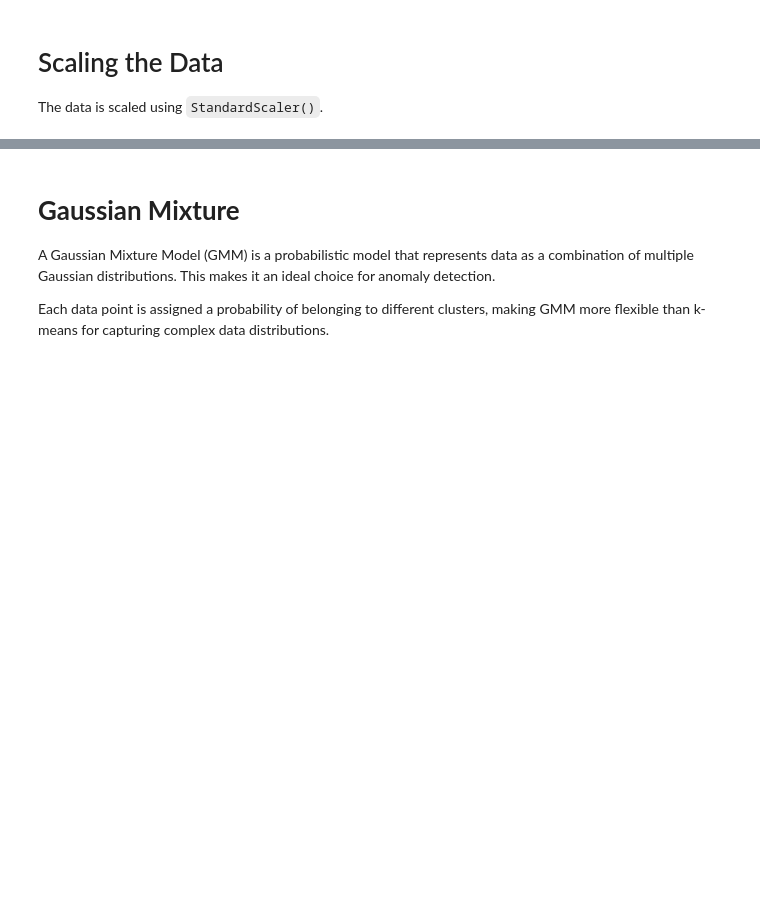
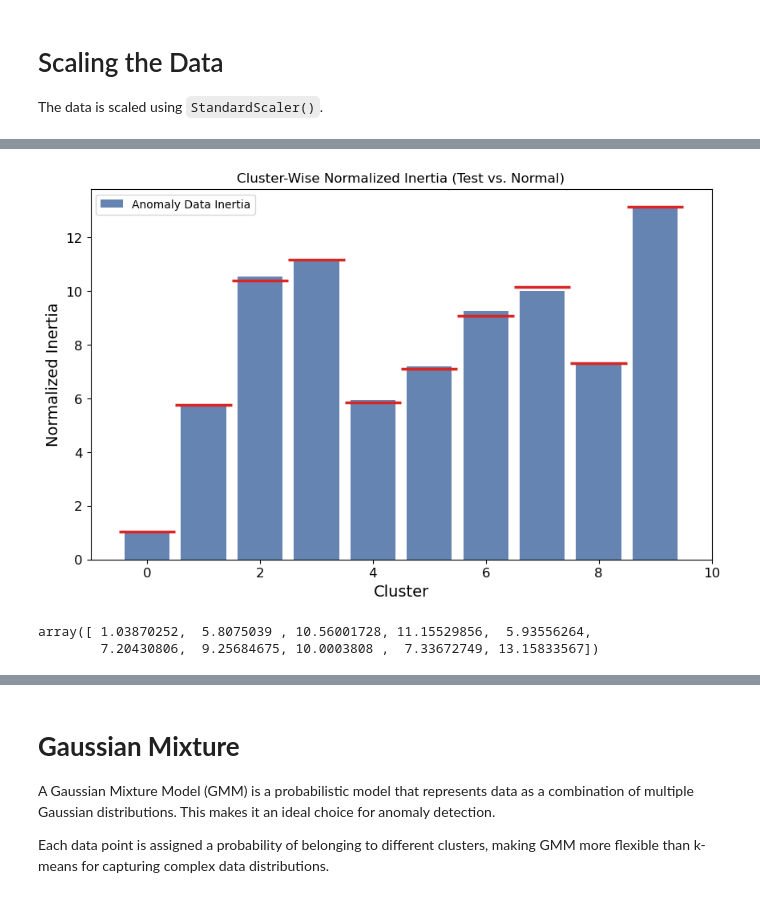
Before and after one commit to Hakonimatata/MachineLearningV2, a Jupyter notebook: Assignment_2/A2_Submission.ipynb, the cells around one changed output, grey strips where cells are left out. Saved outputs shown, nothing was run; the diff lists cells and outputs as text; code cells hidden in the pictures; blank space fills up the shorter version.

```diff
--- a/Assignment_2/A2_Submission.ipynb
+++ b/Assignment_2/A2_Submission.ipynb
@@ -343,6 +451,7 @@ split_idx = int(len(raw_data) * ratio_train)
 
 # Split the data
 train_data = raw_data[:split_idx]
+test_data = raw_data[split_idx:]
 
 print(f'Length train: {len(train_data)}')
 # %% [output]
@@ -385,0 +545,8 @@ Inertia measures how tightly data points are clustered by summing the squared di
+# %%
+# Compute baseline inertia for normal data (for thresholding)
+normal_labels = kmeans.predict(X_normal_scaled)
+normal_inertia_per_cluster = np.zeros(kmeans.n_clusters)
+
+for i in range(kmeans.n_clusters):
+    cluster_points = X_normal_scaled[normal_labels == i]
+    normal_inertia_per_cluster[i] = np.sum((cluster_points - kmeans.cluster_centers_[i])**2) / len(cluster_points)  # Normalize by points
@@ -385,0 +557,6 @@ Inertia measures how tightly data points are clustered by summing the squared di
+# %%
+plot_kmeans_inertias(normal_inertia_per_cluster, kmeans, scaler, test_data, is_test_data=True)
+# %% [output]
+[figure, added]
+array([ 1.03870252,  5.8075039 , 10.56001728, 11.15529856,  5.93556264,
+        7.20430806,  9.25684675, 10.0003808 ,  7.33672749, 13.15833567])
```
Also changed, not shown: parts of 24 cells of this notebook, 1 other file.
